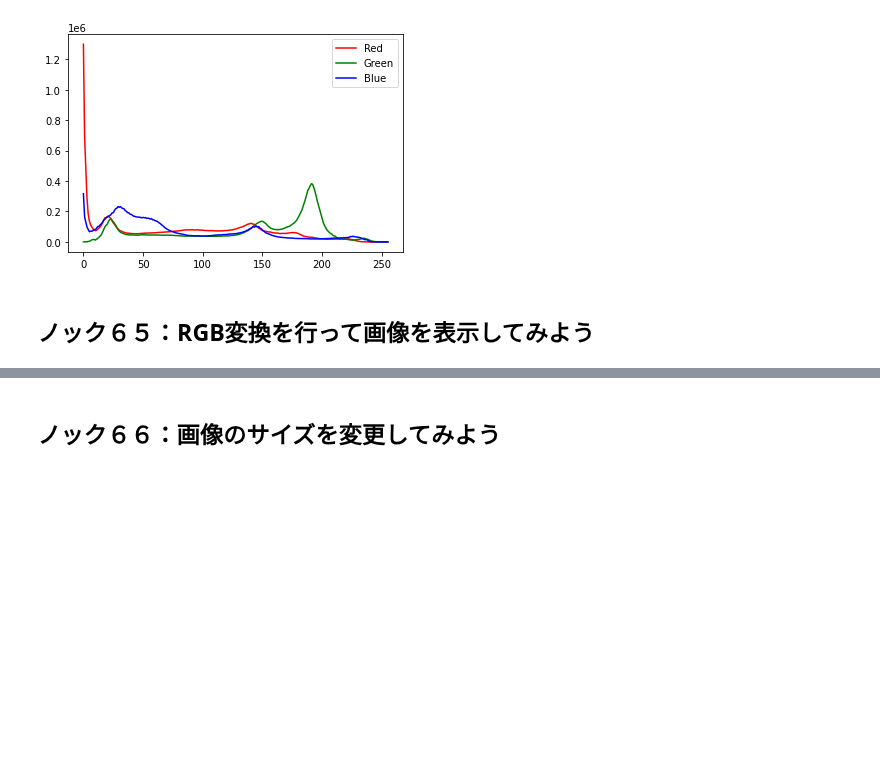
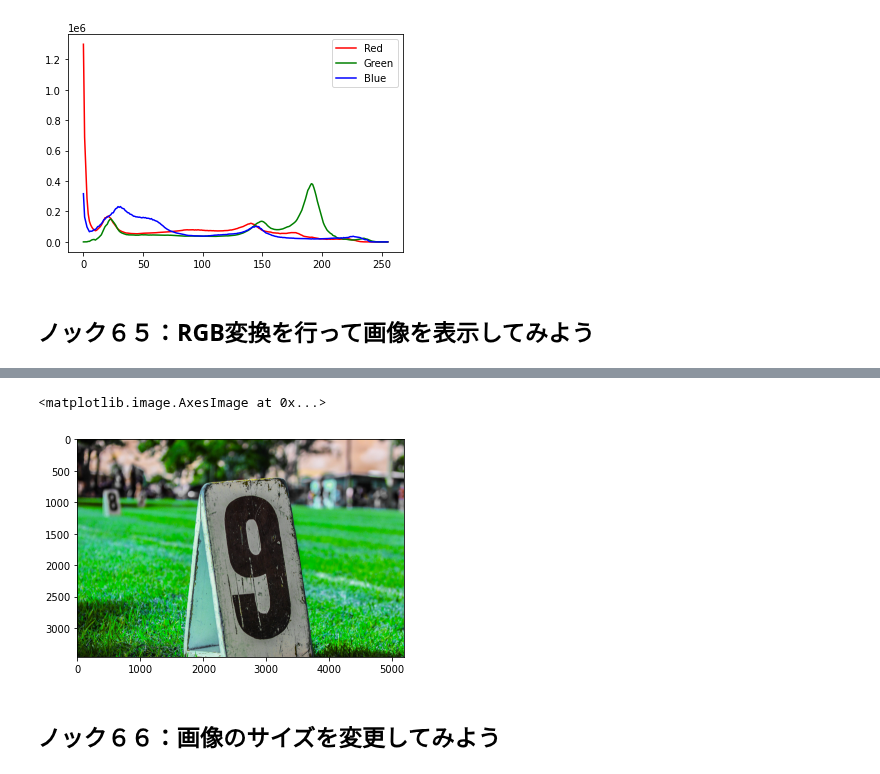
Before and after one commit to winuim/python-process-visualization-100, a Jupyter notebook: chapter-5/src/chapter-5.ipynb, the cells around one changed output, grey strips where cells are left out. Cells and saved outputs as stored; diff of their text form; code cells hidden in the pictures; blank space fills up the shorter version.

```diff
--- a/chapter-5/src/chapter-5.ipynb
+++ b/chapter-5/src/chapter-5.ipynb
@@ -126,3 +140,8 @@ plt.show()
+# %%
+plt.imshow(img)
+# %% [output]
+<matplotlib.image.AxesImage at 0x...>
+[figure, added]
 # %% [markdown]
 ## ノック６６：画像のサイズを変更してみよう
 # %% [markdown]
```
Also changed, not shown: parts of 3 cells of this notebook.
